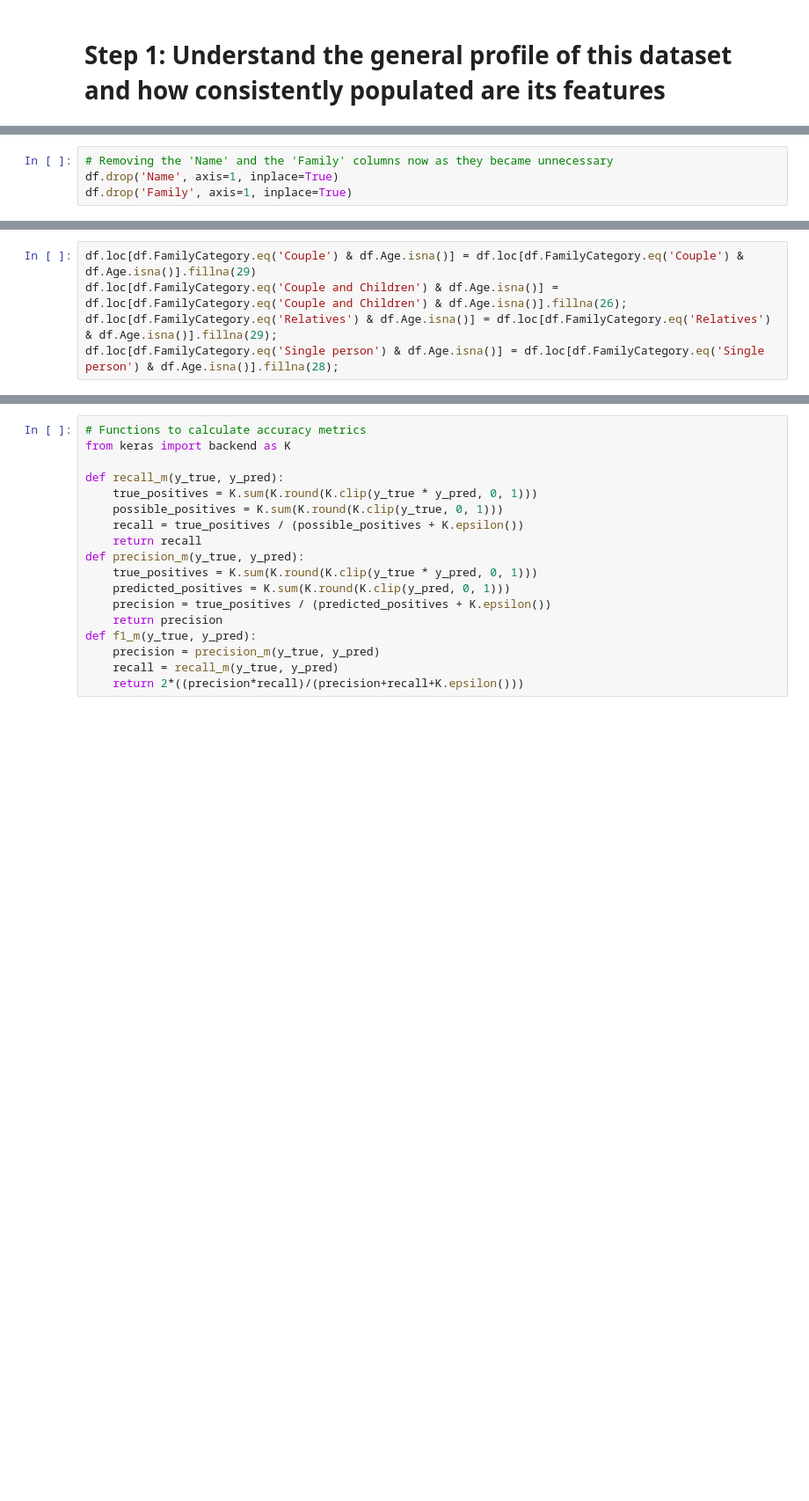
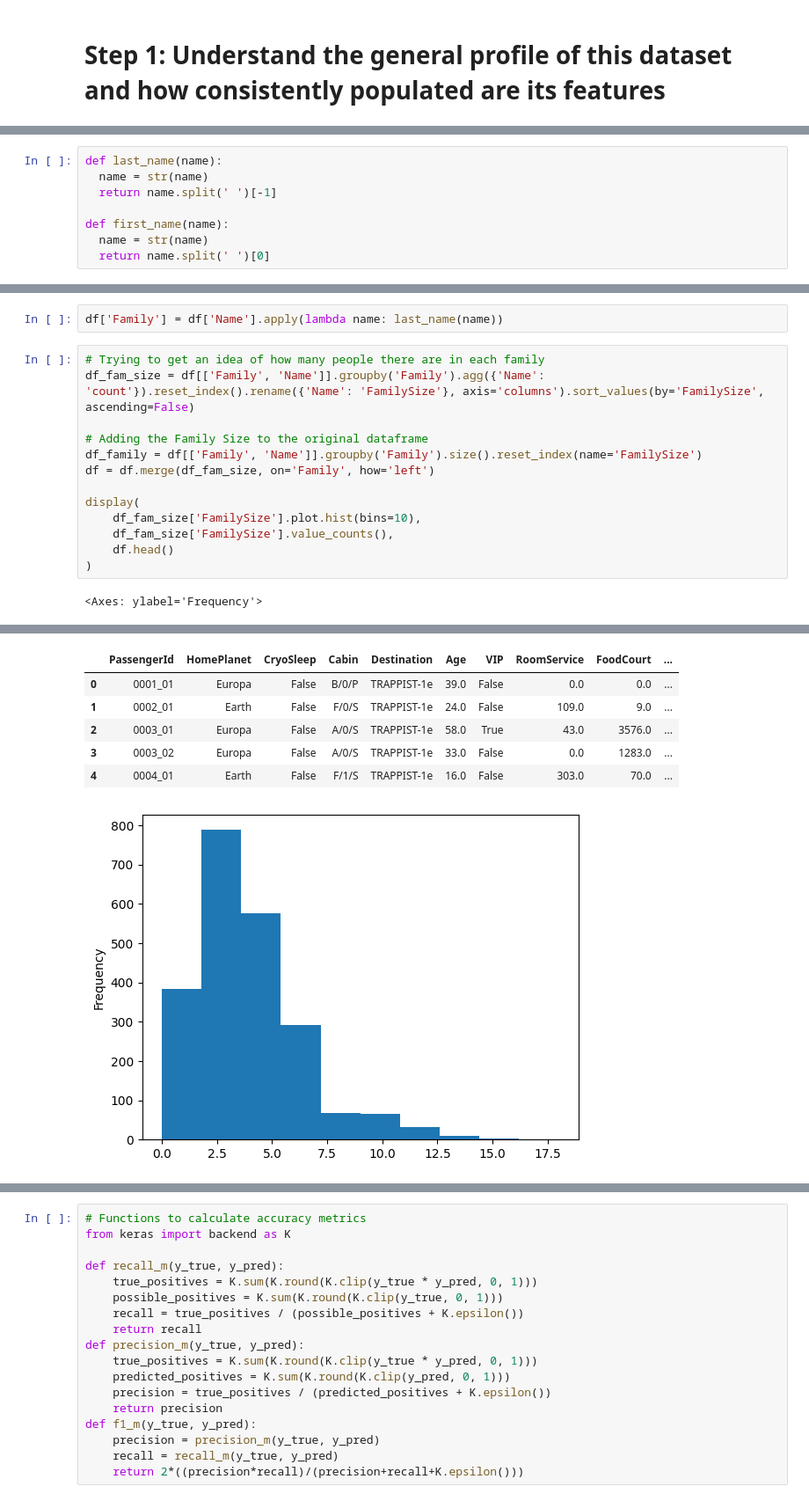
Before and after one commit to joaozanlorensi/deep-learning, a Jupyter notebook: 2 - Deep Feedforward Networks/Assignment 2/Assignment.ipynb, the cells around one changed output, grey strips where cells are left out. Shown: that part at 88% size. Drawn from its saved outputs; the diff is of its cells as text; blank space fills up the shorter version.

```diff
--- a/2 - Deep Feedforward Networks/Assignment 2/Assignment.ipynb
+++ b/2 - Deep Feedforward Networks/Assignment 2/Assignment.ipynb
@@ -57,4 +49,0 @@ df = pd.merge(df, df_family, on='Family', how='left')
-# %%
-# Removing the 'Name' and the 'Family' columns now as they became unnecessary
-df.drop('Name', axis=1, inplace=True)
-df.drop('Family', axis=1, inplace=True)
@@ -92,5 +49,0 @@ df.loc[~df['Age'].isna()].groupby('FamilyCategory').median()['Age']
-# %%
-df.loc[df.FamilyCategory.eq('Couple') & df.Age.isna()] = df.loc[df.FamilyCategory.eq('Couple') & df.Age.isna()].fillna(29)
-df.loc[df.FamilyCategory.eq('Couple and Children') & df.Age.isna()] = df.loc[df.FamilyCategory.eq('Couple and Children') & df.Age.isna()].fillna(26);
-df.loc[df.FamilyCategory.eq('Relatives') & df.Age.isna()] = df.loc[df.FamilyCategory.eq('Relatives') & df.Age.isna()].fillna(29);
-df.loc[df.FamilyCategory.eq('Single person') & df.Age.isna()] = df.loc[df.FamilyCategory.eq('Single person') & df.Age.isna()].fillna(28);
@@ -96,0 +65,8 @@ df.loc[df.FamilyCategory.eq('Single person') & df.Age.isna()] = df.loc[df.Family
+# %%
+def last_name(name):
+  name = str(name)
+  return name.split(' ')[-1]
+
+def first_name(name):
+  name = str(name)
+  return name.split(' ')[0]
@@ -96,0 +75,17 @@ df.loc[df.FamilyCategory.eq('Single person') & df.Age.isna()] = df.loc[df.Family
+# %%
+df['Family'] = df['Name'].apply(lambda name: last_name(name))
+# %%
+# Trying to get an idea of how many people there are in each family
+df_fam_size = df[['Family', 'Name']].groupby('Family').agg({'Name': 'count'}).reset_index().rename({'Name': 'FamilySize'}, axis='columns').sort_values(by='FamilySize', ascending=False)
+
+# Adding the Family Size to the original dataframe
+df_family = df[['Family', 'Name']].groupby('Family').size().reset_index(name='FamilySize')
+df = df.merge(df_fam_size, on='Family', how='left')
+
+display(
+    df_fam_size['FamilySize'].plot.hist(bins=10),
+    df_fam_size['FamilySize'].value_counts(),
+    df.head()
+)
+# %% [output]
+<Axes: ylabel='Frequency'>
@@ -96,0 +111,7 @@ df.loc[df.FamilyCategory.eq('Single person') & df.Age.isna()] = df.loc[df.Family
+|  | PassengerId | HomePlanet | CryoSleep | Cabin | Destination | Age | VIP | RoomService | FoodCourt | ... |
+| 0 | 0001_01 | Europa | False | B/0/P | TRAPPIST-1e | 39.0 | False | 0.0 | 0.0 | ... |
+| 1 | 0002_01 | Earth | False | F/0/S | TRAPPIST-1e | 24.0 | False | 109.0 | 9.0 | ... |
+| 2 | 0003_01 | Europa | False | A/0/S | TRAPPIST-1e | 58.0 | True | 43.0 | 3576.0 | ... |
+| 3 | 0003_02 | Europa | False | A/0/S | TRAPPIST-1e | 33.0 | False | 0.0 | 1283.0 | ... |
+| 4 | 0004_01 | Earth | False | F/1/S | TRAPPIST-1e | 16.0 | False | 303.0 | 70.0 | ... |
+[figure, added]
```
Also changed, not shown: parts of 133 cells of this notebook.
